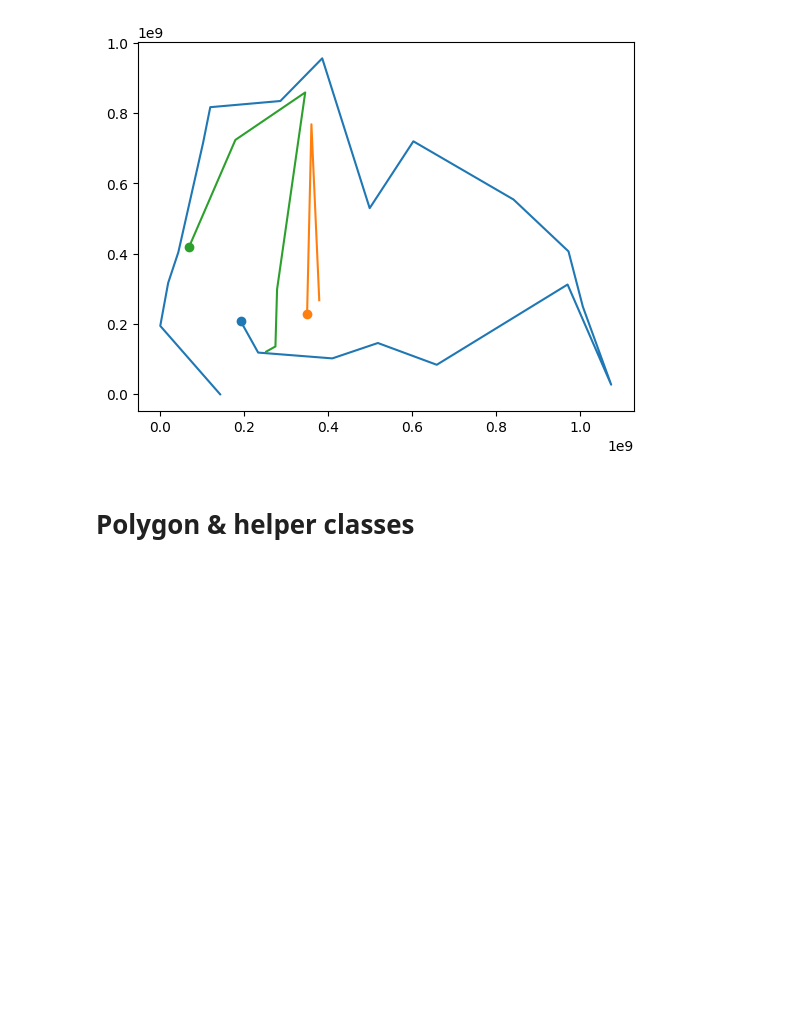
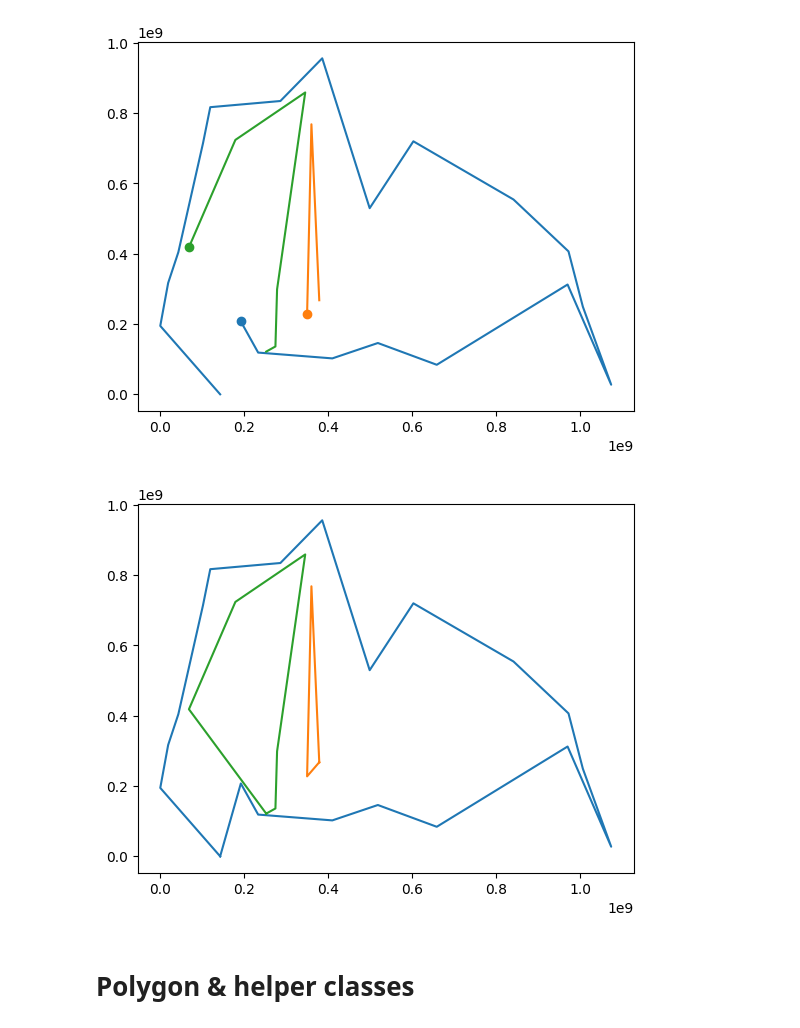
Before and after one commit to theodle/2IMA15-project, a Jupyter notebook: prototyping.ipynb, the cells around one changed output. Saved outputs shown, nothing was run; the diff lists cells and outputs as text; code cells hidden in the pictures; blank space fills up the shorter version.

```diff
--- a/prototyping.ipynb
+++ b/prototyping.ipynb
@@ -54,6 +54,29 @@ for hole in polygon['holes']:
 plt.show()
 # %% [output]
 [figure]
+# %%
+def polygon_plt():
+    listpolygon = [[polygon['outer_boundary'][-1]['x'],polygon['outer_boundary'][-1]['y']]]
+    for pt in polygon['outer_boundary']:
+        listpolygon.append([pt['x'], pt['y']])
+
+    listpolygon = np.array(listpolygon)
+
+    plt.plot(listpolygon.T[0], listpolygon.T[1])
+
+    for hole in polygon['holes']:
+        listhole = [[hole[-1]['x'], hole[-1]['y']]]
+        for pt in hole:
+            listhole.append([pt['x'], pt['y']])
+
+        listhole = np.array(listhole)
+
+        plt.plot(listhole.T[0], listhole.T[1])
+
+polygon_plt()
+plt.show()
+# %% [output]
+[figure, added]
 # %% [markdown]
 # Polygon & helper classes
 # %%
```
Also changed, not shown: parts of 11 cells of this notebook.
